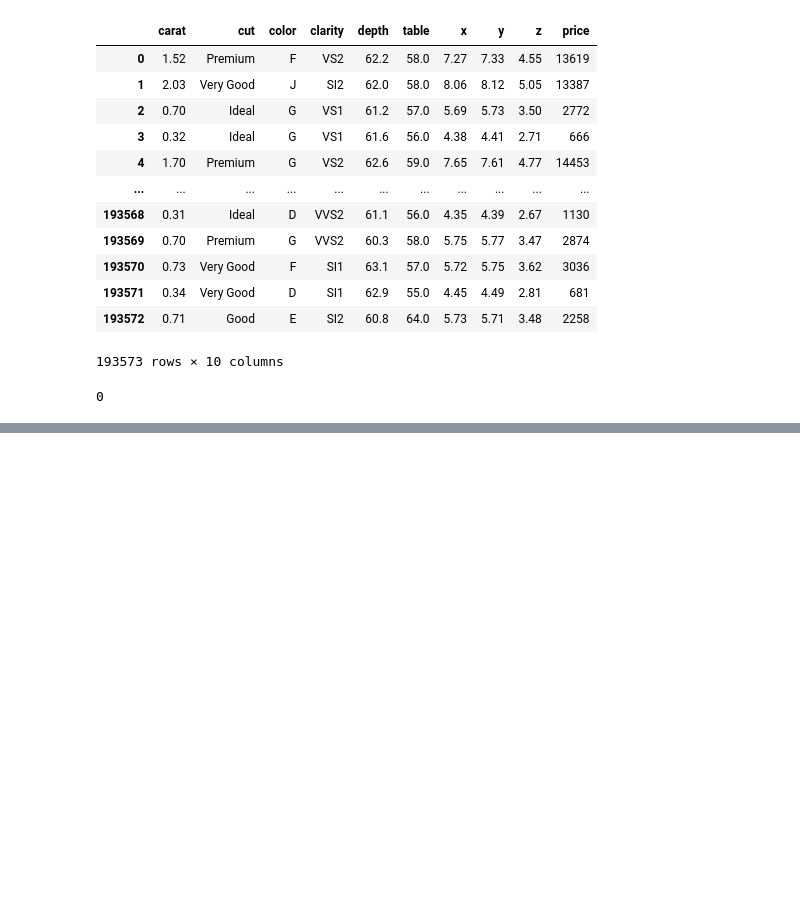
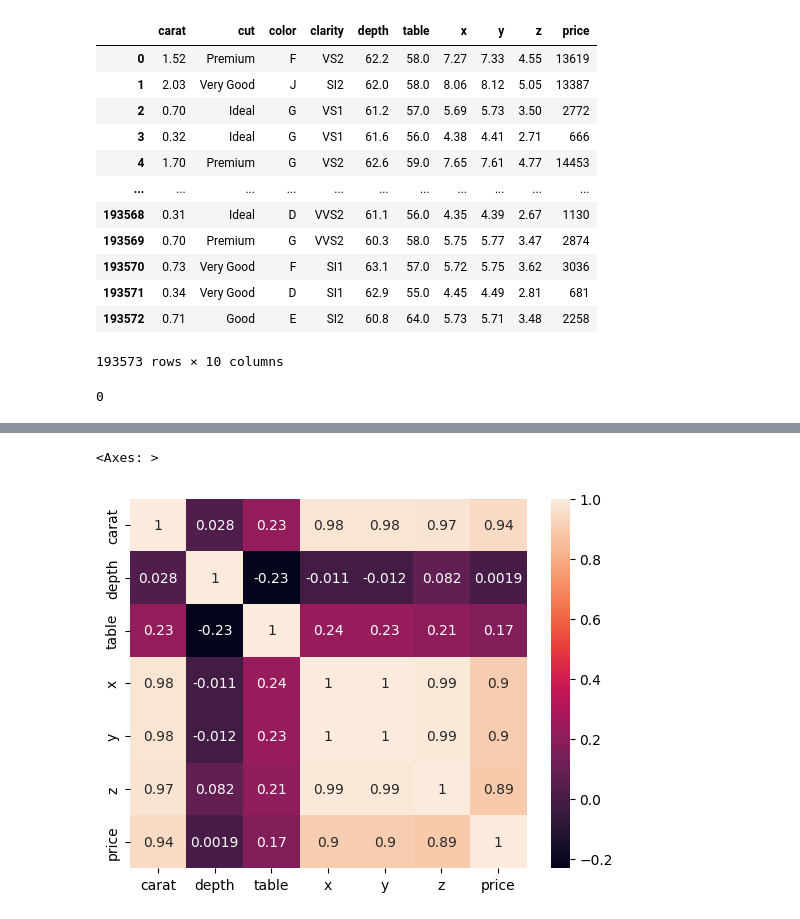
Before and after one commit to Manon2023/mldeploy, a Jupyter notebook: notebook/EDA.ipynb, the cells around one changed output, grey strips where cells are left out. Saved outputs shown, nothing was run; the diff lists cells and outputs as text; code cells hidden in the pictures; blank space fills up the shorter version.

```diff
--- a/notebook/EDA.ipynb
+++ b/notebook/EDA.ipynb
@@ -104,0 +206,2 @@ data.duplicated().sum()
+# %%
+data_num=data[numeric_column]
@@ -104,0 +226,5 @@ data.duplicated().sum()
+# %%
+sns.heatmap(data_num.corr(),annot=True)
+# %% [output]
+<Axes: >
+[figure, added]
```
Also changed, not shown: parts of 24 cells of this notebook, 1 other file.
